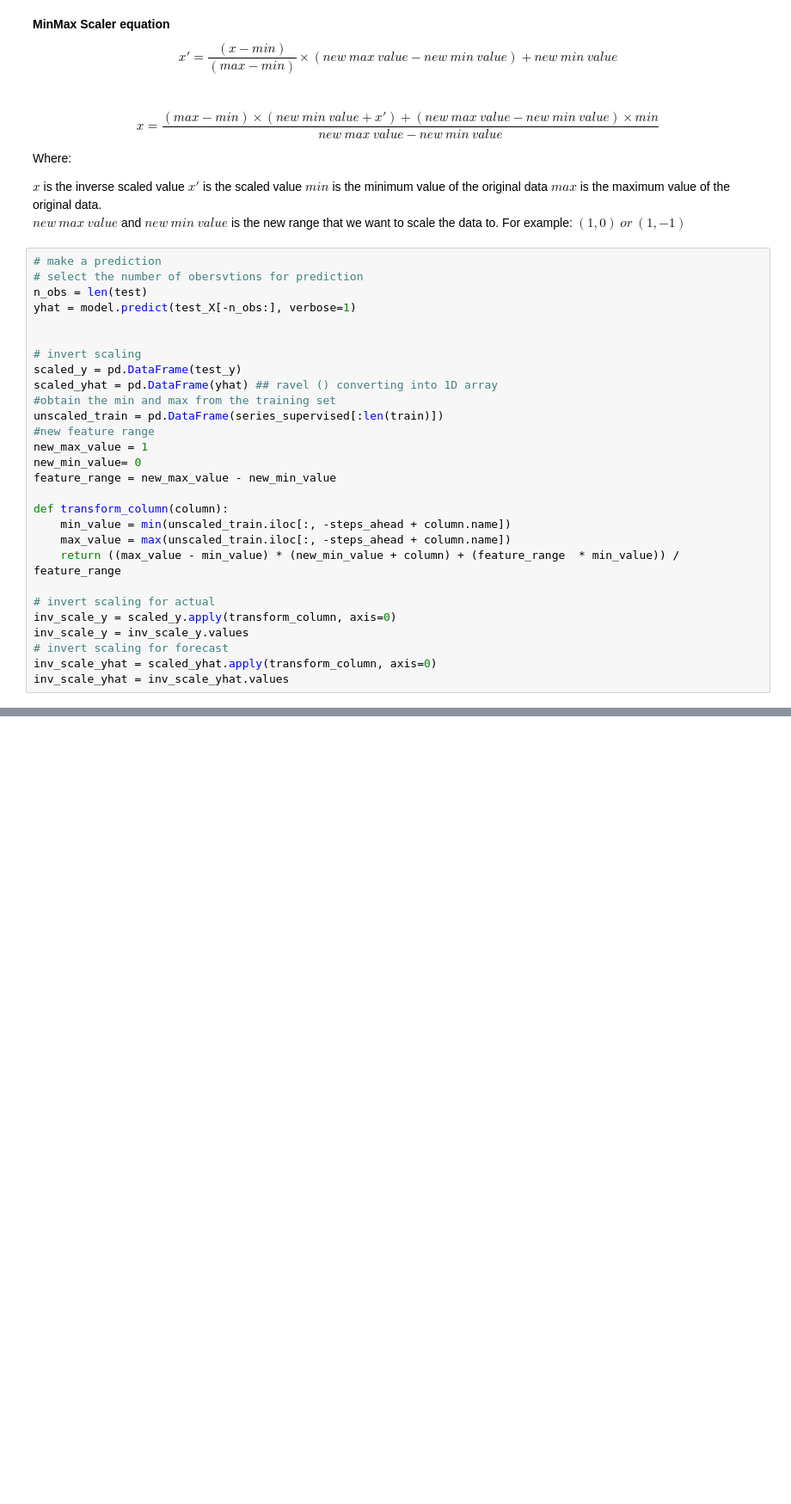
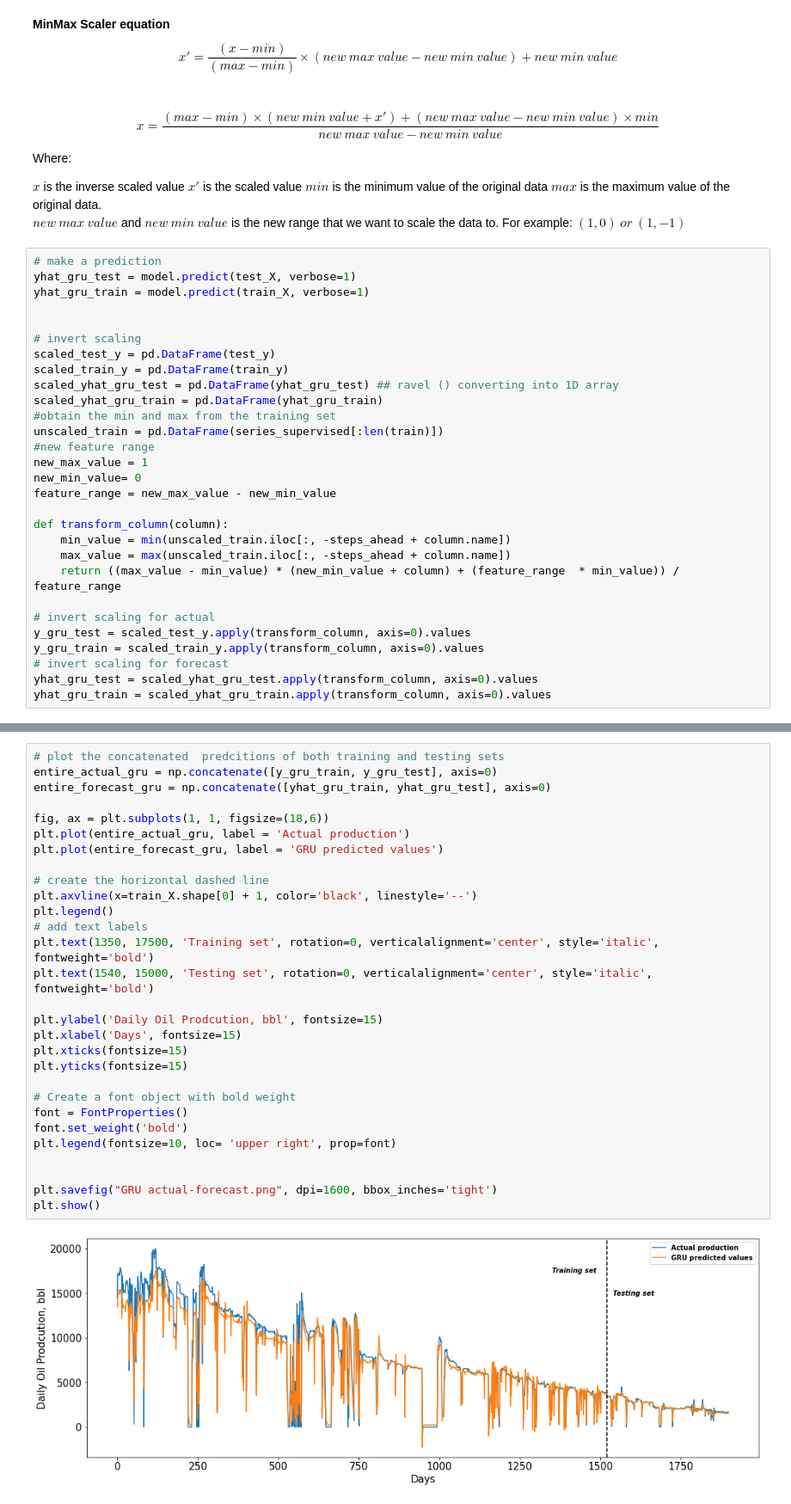
Before and after one commit to ashrafalaghbari/GA-TCN-LSTM, a Jupyter notebook: GRU_model.ipynb, the cells around one changed output, grey strips where cells are left out. Shown at 86% size. Cells and saved outputs as stored; diff of their text form; blank space fills up the shorter version.

```diff
--- a/GRU_model.ipynb
+++ b/GRU_model.ipynb
@@ -422,14 +426,15 @@ $max$ is the maximum value of the original data.<br/>
 $new\ max\ value$ and $new\ min\ value$ is the new range that we want to scale the data to. For example: $(1,0)\ or\ (1,-1)$
 # %%
 # make a prediction
-# select the number of obersvtions for prediction
-n_obs = len(test)
-yhat = model.predict(test_X[-n_obs:], verbose=1)
+yhat_gru_test = model.predict(test_X, verbose=1)
+yhat_gru_train = model.predict(train_X, verbose=1)
 
 
 # invert scaling
-scaled_y = pd.DataFrame(test_y)
-scaled_yhat = pd.DataFrame(yhat) ## ravel () converting into 1D array
+scaled_test_y = pd.DataFrame(test_y)
+scaled_train_y = pd.DataFrame(train_y)
+scaled_yhat_gru_test = pd.DataFrame(yhat_gru_test) ## ravel () converting into 1D array
+scaled_yhat_gru_train = pd.DataFrame(yhat_gru_train)
 #obtain the min and max from the training set
 unscaled_train = pd.DataFrame(series_supervised[:len(train)])
 #new feature range
@@ -443,9 +448,9 @@ def transform_column(column):
     return ((max_value - min_value) * (new_min_value + column) + (feature_range  * min_value)) / feature_range
 
 # invert scaling for actual
-inv_scale_y = scaled_y.apply(transform_column, axis=0)
-inv_scale_y = inv_scale_y.values
+y_gru_test = scaled_test_y.apply(transform_column, axis=0).values
+y_gru_train = scaled_train_y.apply(transform_column, axis=0).values
 # invert scaling for forecast
-inv_scale_yhat = scaled_yhat.apply(transform_column, axis=0)
-inv_scale_yhat = inv_scale_yhat.values
+yhat_gru_test = scaled_yhat_gru_test.apply(transform_column, axis=0).values
+yhat_gru_train = scaled_yhat_gru_train.apply(transform_column, axis=0).values
 # %% [output]
@@ -478,0 +474,31 @@ plt.show()
+# %%
+# plot the concatenated  predcitions of both training and testing sets
+entire_actual_gru = np.concatenate([y_gru_train, y_gru_test], axis=0)
+entire_forecast_gru = np.concatenate([yhat_gru_train, yhat_gru_test], axis=0)
+
+fig, ax = plt.subplots(1, 1, figsize=(18,6))
+plt.plot(entire_actual_gru, label = 'Actual production')
+plt.plot(entire_forecast_gru, label = 'GRU predicted values')
+
+# create the horizontal dashed line
+plt.axvline(x=train_X.shape[0] + 1, color='black', linestyle='--')
+plt.legend()
+# add text labels
+plt.text(1350, 17500, 'Training set', rotation=0, verticalalignment='center', style='italic', fontweight='bold')
+plt.text(1540, 15000, 'Testing set', rotation=0, verticalalignment='center', style='italic', fontweight='bold')
+
+plt.ylabel('Daily Oil Prodcution, bbl', fontsize=15)
+plt.xlabel('Days', fontsize=15)
+plt.xticks(fontsize=15)
+plt.yticks(fontsize=15)
+
+# Create a font object with bold weight
+font = FontProperties()
+font.set_weight('bold')
+plt.legend(fontsize=10, loc= 'upper right', prop=font)
+
+
+plt.savefig("GRU actual-forecast.png", dpi=1600, bbox_inches='tight')
+plt.show()
+# %% [output]
+[figure, added]
```
Also changed, not shown: parts of 9 cells of this notebook.
